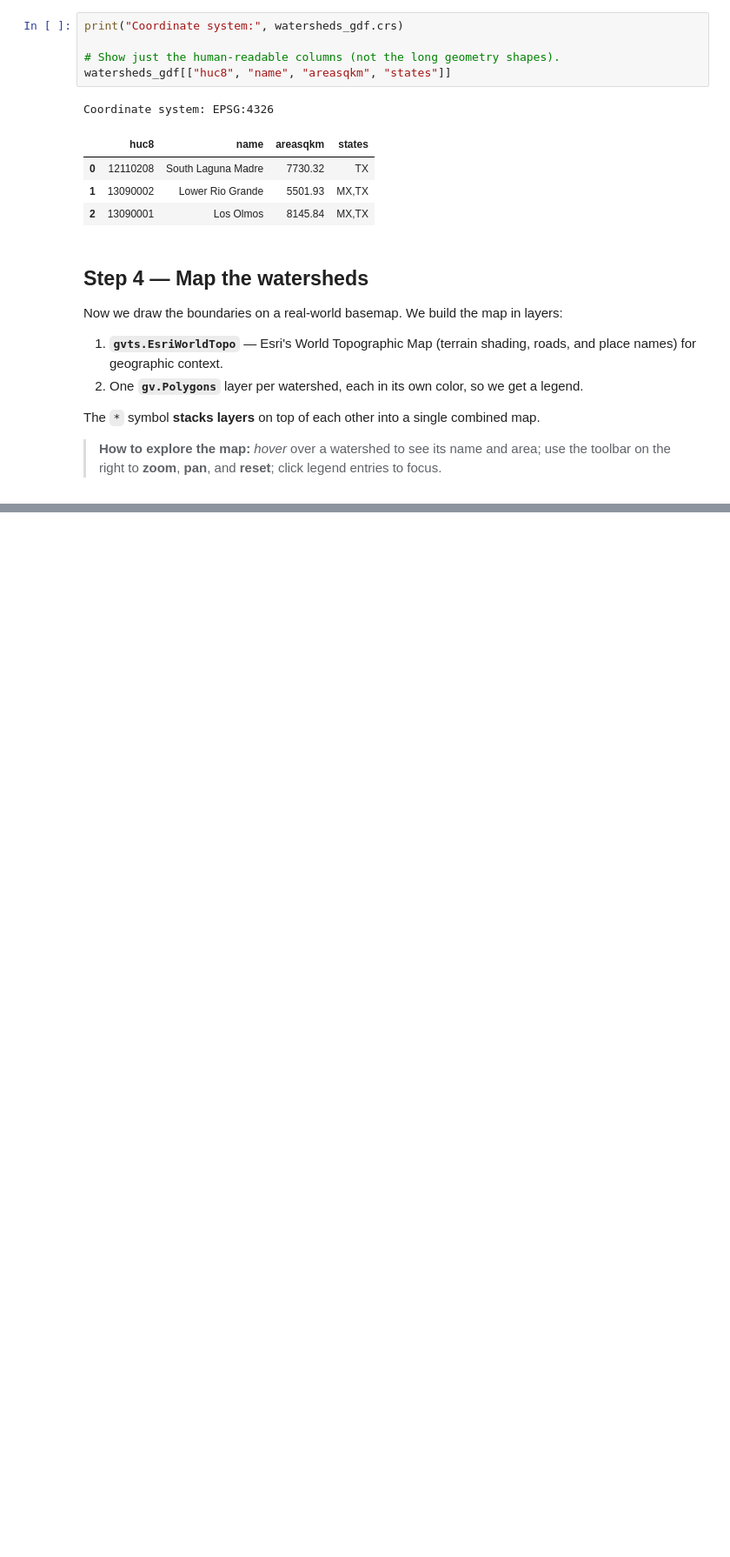
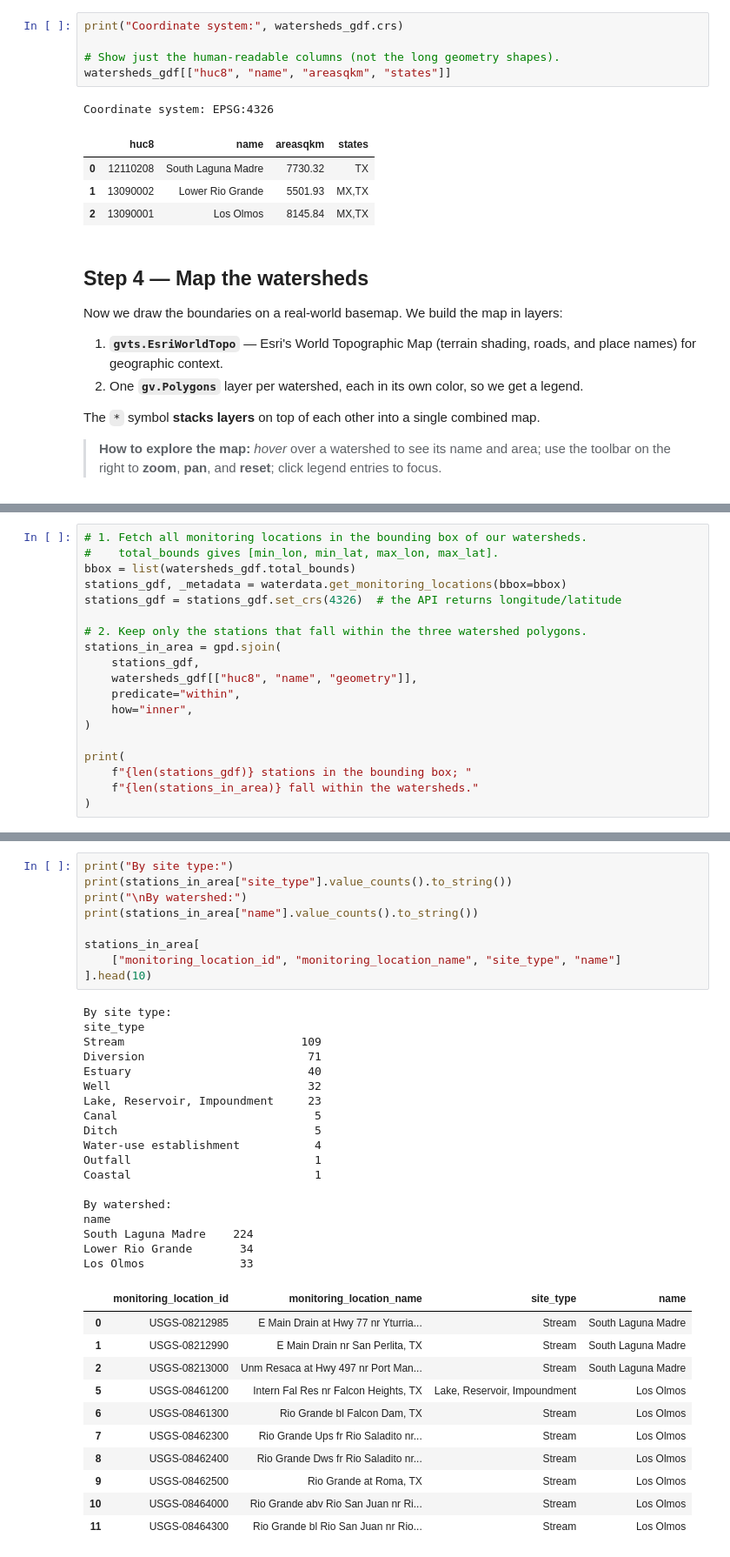
Before and after one commit to LimnoTech/Thornforest, a Jupyter notebook: notebooks/1_usgs_hydrography_waterdata.ipynb, the cells around one changed output, grey strips where cells are left out. Shown at 87% size. Drawn from its saved outputs; the diff is of its cells as text; blank space fills up the shorter version.

```diff
--- a/notebooks/1_usgs_hydrography_waterdata.ipynb
+++ b/notebooks/1_usgs_hydrography_waterdata.ipynb
@@ -157,0 +171,19 @@ notebook we will:
+# %%
+# 1. Fetch all monitoring locations in the bounding box of our watersheds.
+#    total_bounds gives [min_lon, min_lat, max_lon, max_lat].
+bbox = list(watersheds_gdf.total_bounds)
+stations_gdf, _metadata = waterdata.get_monitoring_locations(bbox=bbox)
+stations_gdf = stations_gdf.set_crs(4326)  # the API returns longitude/latitude
+
+# 2. Keep only the stations that fall within the three watershed polygons.
+stations_in_area = gpd.sjoin(
+    stations_gdf,
+    watersheds_gdf[["huc8", "name", "geometry"]],
+    predicate="within",
+    how="inner",
+)
+
+print(
+    f"{len(stations_gdf)} stations in the bounding box; "
+    f"{len(stations_in_area)} fall within the watersheds."
+)
@@ -157,0 +200,39 @@ notebook we will:
+# %%
+print("By site type:")
+print(stations_in_area["site_type"].value_counts().to_string())
+print("\nBy watershed:")
+print(stations_in_area["name"].value_counts().to_string())
+
+stations_in_area[
+    ["monitoring_location_id", "monitoring_location_name", "site_type", "name"]
+].head(10)
+# %% [output]
+By site type:
+site_type
+Stream                          109
+Diversion                        71
+Estuary                          40
+Well                             32
+Lake, Reservoir, Impoundment     23
+Canal                             5
+Ditch                             5
+Water-use establishment           4
+Outfall                           1
+Coastal                           1
+
+By watershed:
+name
+South Laguna Madre    224
+Lower Rio Grande       34
+Los Olmos              33
+|  | monitoring_location_id | monitoring_location_name | site_type | name |
+| 0 | USGS-08212985 | E Main Drain at Hwy 77 nr Yturria... | Stream | South Laguna Madre |
+| 1 | USGS-08212990 | E Main Drain nr San Perlita, TX | Stream | South Laguna Madre |
+| 2 | USGS-08213000 | Unm Resaca at Hwy 497 nr Port Man... | Stream | South Laguna Madre |
+| 5 | USGS-08461200 | Intern Fal Res nr Falcon Heights, TX | Lake, Reservoir, Impoundment | Los Olmos |
+| 6 | USGS-08461300 | Rio Grande bl Falcon Dam, TX | Stream | Los Olmos |
+| 7 | USGS-08462300 | Rio Grande Ups fr Rio Saladito nr... | Stream | Los Olmos |
+| 8 | USGS-08462400 | Rio Grande Dws fr Rio Saladito nr... | Stream | Los Olmos |
+| 9 | USGS-08462500 | Rio Grande at Roma, TX | Stream | Los Olmos |
+| 10 | USGS-08464000 | Rio Grande abv Rio San Juan nr Ri... | Stream | Los Olmos |
+| 11 | USGS-08464300 | Rio Grande bl Rio San Juan nr Rio... | Stream | Los Olmos |
```
Also changed, not shown: parts of 13 cells of this notebook, 1 other file.
